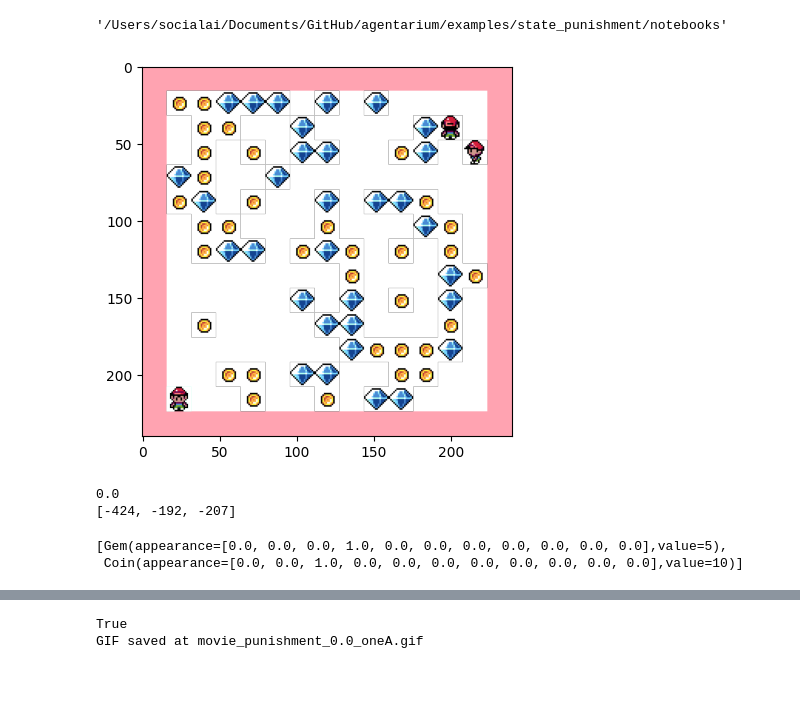
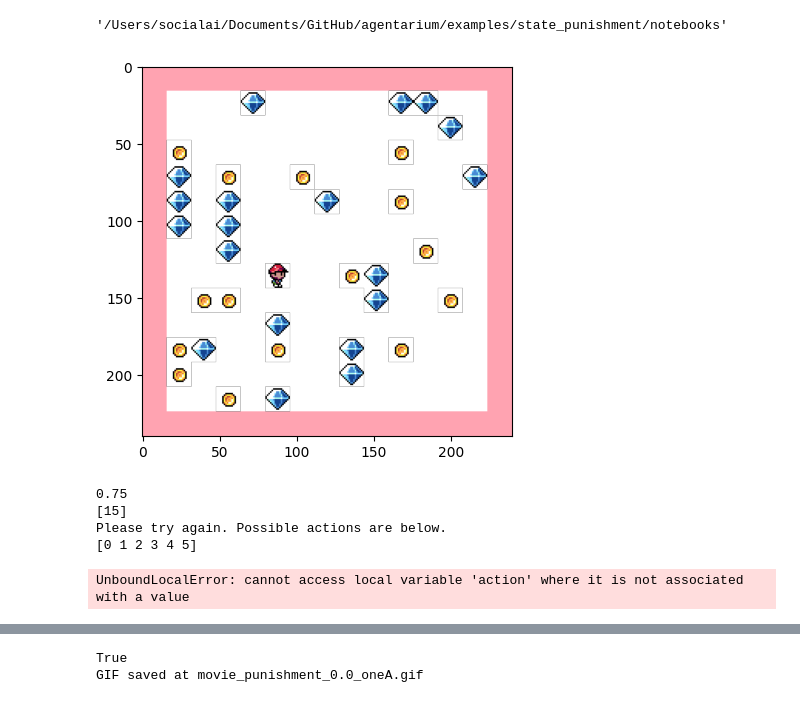
Before and after one commit to social-ai-uoft/sorrel, a Jupyter notebook: examples/state_punishment/notebooks/human_player_test.ipynb, the cells around one changed output, grey strips where cells are left out. Saved outputs shown, nothing was run; the diff lists cells and outputs as text; code cells hidden in the pictures.

```diff
--- a/examples/state_punishment/notebooks/human_player_test.ipynb
+++ b/examples/state_punishment/notebooks/human_player_test.ipynb
@@ -23,7 +23,7 @@ from examples.state_punishment.utils import (
     create_agents,
     create_entities,
 )
-config_path = '../configs/records/fixed_punishment_rate_0.0_sixAs_size15_init_spawn_0.2_config_backup.yaml'
+config_path = '../configs/records/test_voting_sixAs_size15_init_spawn_0.2_config_backup.yaml'
 from examples.state_punishment import agents, entities
 from examples.state_punishment.env import state_punishment
 from agentarium.logging_utils import GameLogger
@@ -49,21 +49,21 @@ env = state_punishment(cfg, agents, entities)
 
 
 for ixs, agent in enumerate(agents):
-    # agent.model = human_player.ModelHumanPlayer(
-    #      action_space=4,
-    #      state_size = cfg.model.iqn.parameters.state_size,
-    #      extra_percept_size = cfg.model.iqn.parameters.extra_percept_size,
-    #      memory_size=1,
-    #      name=f'human {ixs}')
+    agent.model = human_player.ModelHumanPlayer(
+         action_space=6,
+         state_size = cfg.model.iqn.parameters.state_size,
+         extra_percept_size = cfg.model.iqn.parameters.extra_percept_size,
+         memory_size=1,
+         name=f'human {ixs}')
     # agent.model.load(
     #      f'../models/checkpoints/fixed_punishment_rate_0.75_twoAs_extra_percept_v2_higher_harm_gem_has_value_save_model_agent{ixs}_iRainbowModel_20241127-04111732699956.pkl')
-    agent.model.load(
-        #  '../models/checkpoints/fixed_punishment_rate_1.0_oneAs_size15_init_spawn_0.2_agent0_iRainbowModel.pkl'
-        f'../models/checkpoints/fixed_punishment_rate_0.0_sixAs_size15_init_spawn_0.2_agent{ixs}_iRainbowModel.pkl'
-    )
-    agent.model.epsilon = 0.01
+    # agent.model.load(
+    #     #  '../models/checkpoints/fixed_punishment_rate_1.0_oneAs_size15_init_spawn_0.2_agent0_iRainbowModel.pkl'
+    #     f'../models/checkpoints/fixed_punishment_rate_0.0_sixAs_size15_init_spawn_0.2_agent{ixs}_iRainbowModel.pkl'
+    # )
+    # agent.model.epsilon = 0.01
 
-
+check = []
 for epoch in range(1):
     # Reset the environment at the start of each epoch
         env.reset()
@@ -115,38 +115,37 @@ for epoch in range(1):
             print(state_entity.prob)
             print(game_points)
 
 
             # Agent transition
             for agent in agents:
 
                 (state,
                 action,
                 reward,
                 next_state,
                 done_
                 ) = agent.transition(env, state_entity)
 
                 img = visual_field_sprite(env.world, tile_size = env.tile_size)
                 img = image_from_array(img)
                 # print(agent.model.name)
                 # plt.imshow(img)
                 plt.show()
                 # if agent.ixs == 0:
                 #      images_anim.append(img)
 
                 if turn >= cfg.experiment.max_turns or done_:
                     done = 1
 
                 exp = (1, (state, action, reward, next_state, done))
+                check.append((state[-1], next_state[-1]))
                 # agent.episode_memory.append(exp)
 
                 game_points[agent.ixs] += reward
 # %% [output]
-[figure, old version]
+[figure, new version]
-0.0
-[-424, -192, -207]
+0.75
+[15]
+Please try again. Possible actions are below.
+[0 1 2 3 4 5]
+UnboundLocalError: cannot access local variable 'action' where it is not associated with a value
-# %%
-entities
-# %% [output]
-[Gem(appearance=[0.0, 0.0, 0.0, 1.0, 0.0, 0.0, 0.0, 0.0, 0.0, 0.0, 0.0],value=5),
- Coin(appearance=[0.0, 0.0, 1.0, 0.0, 0.0, 0.0, 0.0, 0.0, 0.0, 0.0, 0.0],value=10)]
```
Also changed, not shown: parts of 1 cell of this notebook, 14 other files.
